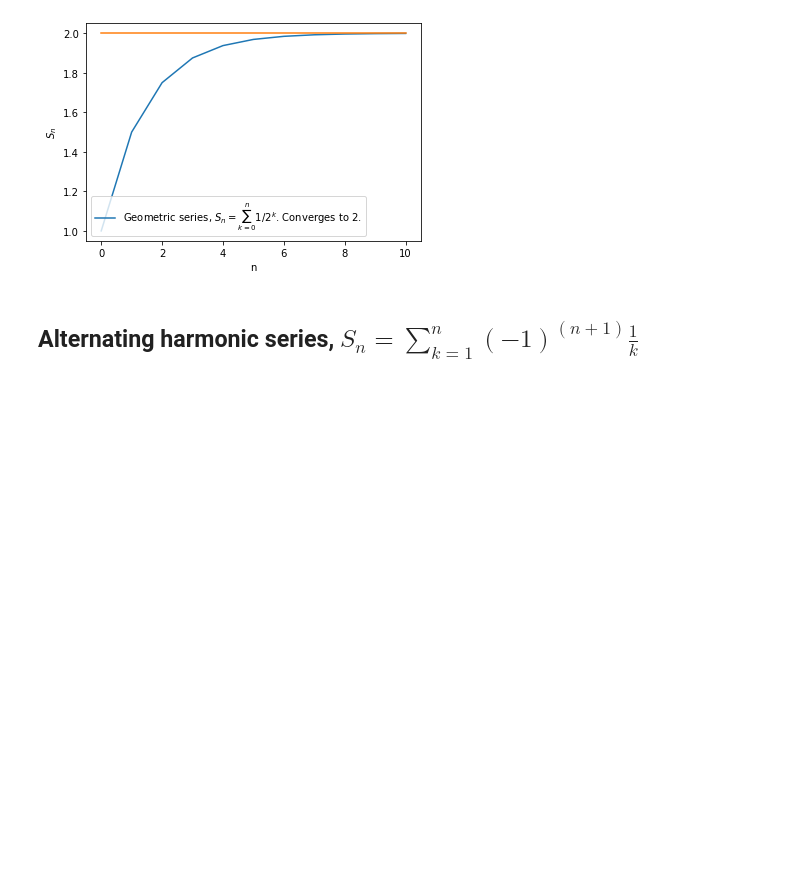
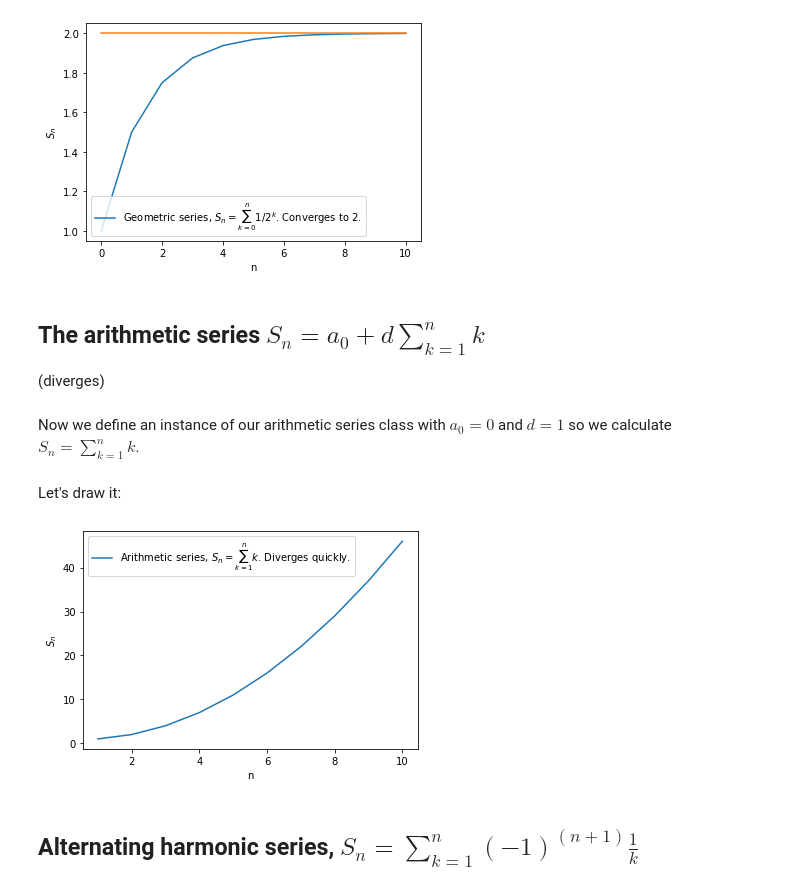
Before and after one commit to JonasRademacker/JupyterNotebooksForTeachingMath, a Jupyter notebook: Sequences and Series.ipynb, the cells around one changed output. Cells and saved outputs as stored; diff of their text form; code cells hidden in the pictures; blank space fills up the shorter version.

```diff
--- a/Sequences and Series.ipynb
+++ b/Sequences and Series.ipynb
@@ -107,6 +108,48 @@ plt.plot(geometricLimitArray)
 plt.show()
 # %% [output]
 [figure]
+# %% [markdown]
+## The arithmetic series $S_n = a_0 + d\sum\limits_{k=1}^{n}k$
+(diverges)
+# %%
+class arithmeticSeries:
+    def generateSeries(self):
+        su=self._a
+        for i in range(self._min, self._max):
+            self._Sn[i-self._min] = su
+            su += d*i
+
+    def __init__(self, order=10, a0=0, d=1): # order corresponds to n in equation above
+        self._max=order+1
+        self._min=1
+        self._a=a0
+        self._d=1
+        self._Sn = np.zeros(self._max - self._min)
+        self.generateSeries()
+
+    def mini(self):
+        return self._min
+    def maxi(self):
+        return self._max
+
+    def __call__(self):
+        return self._Sn
+# %% [markdown]
+Now we define an instance of our arithmetic series class with $a_0=0$ and $d=1$ so we calculate $S_n = \sum\limits_{k=1}^n k$.
+# %%
+n=10
+a0=1.0
+d=1
+arithmeticSeriesArray = arithmeticSeries(n, a0, d)
+# %% [markdown]
+Let's draw it:
+# %%
+draw(arithmeticSeriesArray
+     , label="Arithmetic series, $S_n =\sum_{k=1}^n k$. Diverges quickly."
+     , labelposition="upper left")
+plt.show()
+# %% [output]
+[figure, added]
 # %% [markdown]
 ## Alternating harmonic series, $S_n = \sum\limits_{k=1}^n (-1)^{(n+1)} \frac{1}{k}$
 # %%
```
Also changed, not shown: parts of 13 cells of this notebook.
